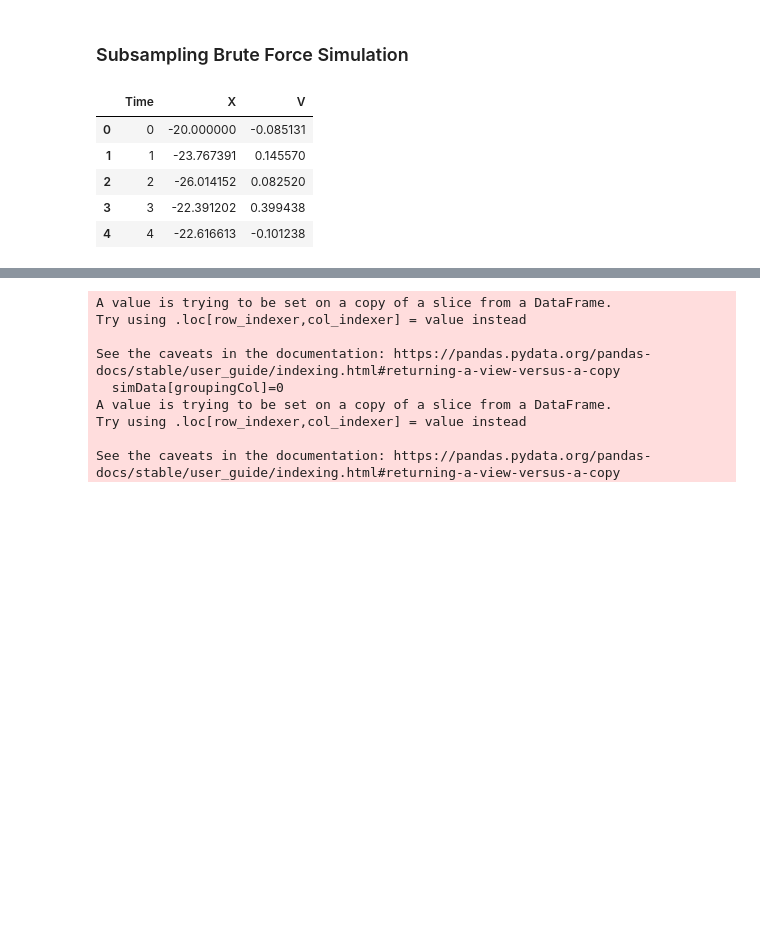
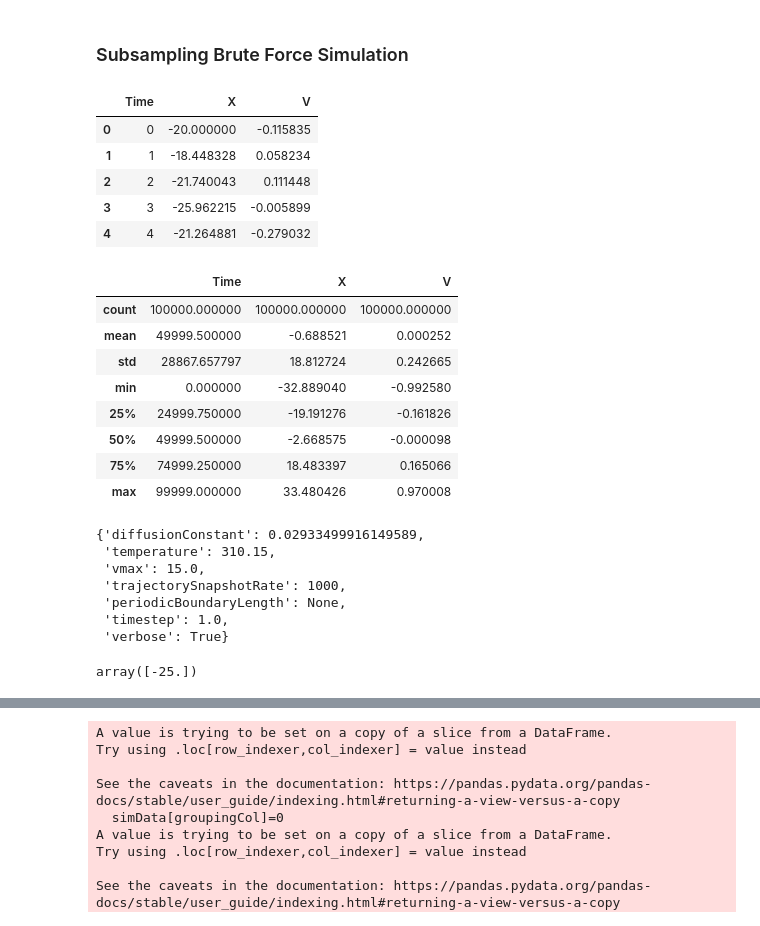
Before and after one commit to wesleymsmith/Milestone_Error_Analysis_Testing, a Jupyter notebook: Milestone_Polynomial_Model_Test.ipynb, the cells around one changed output, grey strips where cells are left out. Saved outputs shown, nothing was run; the diff lists cells and outputs as text; code cells hidden in the pictures; blank space fills up the shorter version.

Commit message:
periodic progress commit

```diff
--- a/Milestone_Polynomial_Model_Test.ipynb
+++ b/Milestone_Polynomial_Model_Test.ipynb
@@ -1482,12 +1217,38 @@ import analysis_functions
 # %%
 symmData=pd.read_csv("symmetric_case.raw_trajectory_data.csv")
 symmData=symmData.drop(columns=symmData.columns[0])
-symmData.head()
+display(symmData.head())
+display(symmData.describe())
+
+with open('symmetric_case.raw_trajectory_simulation_parameters.json','r') as infile:
+    symm_sim_parameters=json.load(infile)
+symm_sim_parameters
 # %% [output]
 |  | Time | X | V |
-| 0 | 0 | -20.000000 | -0.085131 |
-| 1 | 1 | -23.767391 | 0.145570 |
-| 2 | 2 | -26.014152 | 0.082520 |
-| 3 | 3 | -22.391202 | 0.399438 |
-| 4 | 4 | -22.616613 | -0.101238 |
+| 0 | 0 | -20.000000 | -0.115835 |
+| 1 | 1 | -18.448328 | 0.058234 |
+| 2 | 2 | -21.740043 | 0.111448 |
+| 3 | 3 | -25.962215 | -0.005899 |
+| 4 | 4 | -21.264881 | -0.279032 |
+|  | Time | X | V |
+| count | 100000.000000 | 100000.000000 | 100000.000000 |
+| mean | 49999.500000 | -0.688521 | 0.000252 |
+| std | 28867.657797 | 18.812724 | 0.242665 |
+| min | 0.000000 | -32.889040 | -0.992580 |
+| 25% | 24999.750000 | -19.191276 | -0.161826 |
+| 50% | 49999.500000 | -2.668575 | -0.000098 |
+| 75% | 74999.250000 | 18.483397 | 0.165066 |
+| max | 99999.000000 | 33.480426 | 0.970008 |
+{'diffusionConstant': 0.02933499916149589,
+ 'temperature': 310.15,
+ 'vmax': 15.0,
+ 'trajectorySnapshotRate': 1000,
+ 'periodicBoundaryLength': None,
+ 'timestep': 1.0,
+ 'verbose': True}
+# %%
+window_setup_data=pd.read_csv('symmetric_case.milestone_simulation_windows.csv')
+window_setup_data.LHS_Edge.iloc[:1].to_numpy()
+# %% [output]
+array([-25.])
 # %%
```
Also changed, not shown: parts of 29 cells of this notebook, 2 other files.
